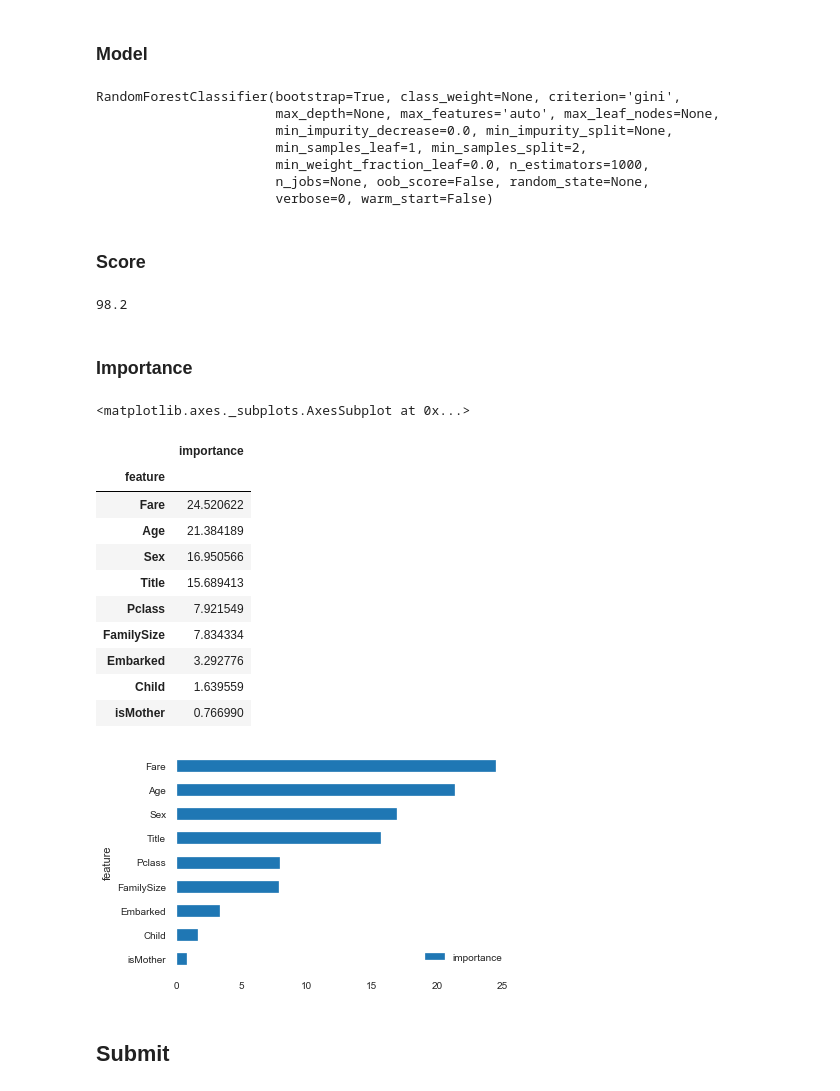
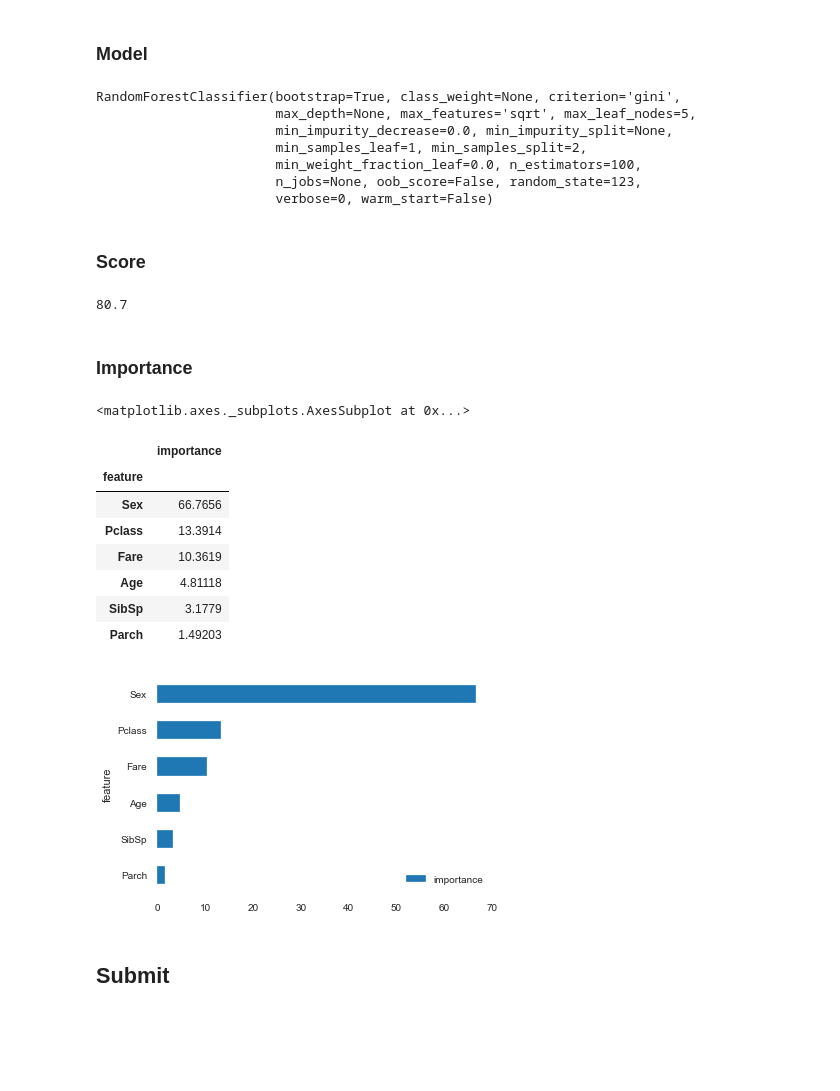
Before and after one commit to mathprovgit/kaggle-titanic, a Jupyter notebook: kaggle_Titanic.ipynb, the cells around one changed output. Drawn from its saved outputs; the diff is of its cells as text; code cells hidden in the pictures; blank space fills up the shorter version.

```diff
--- a/kaggle_Titanic.ipynb
+++ b/kaggle_Titanic.ipynb
@@ -168,3 +167,6 @@ To do:
 ## Name
 # %% [markdown]
 ### extract Title from Name
+# %%
+train_df['Surname'] = train_df.Name.str.split(',').str[0]
+train_df.head()
@@ -401,5 +398,2 @@ LogisticRegression(C=1.0, class_weight=None, dual=False, fit_intercept=True,
-# %%
-#attribution
-train_df.loc[new_train.Age.isna(),'Age']=predictions
 # %%
 #check
@@ -498,7 +458,13 @@ print(Possible_features)
 # %%
 # remove feature
-Possible_features.remove('AgeG')
-Possible_features.remove('FareG')
+#Possible_features.remove('Age')
+#Possible_features.remove('Fare')
+Possible_features.remove('Surname')
+Possible_features.remove('Title')
+Possible_features.remove('Embarked')
+Possible_features.remove('FamilySize')
+Possible_features.remove('isMother')
+Possible_features.remove('Child')
 features=Possible_features
 print(features)
 # %% [output]
@@ -517,16 +483,17 @@ X_test = pd.get_dummies(test_df[features])
 ### Model
 # %%
 #RFC
-model = RandomForestClassifier(n_estimators=1000)
+#random.seed()
+model = RandomForestClassifier(n_estimators=100,random_state = 123,max_features = 'sqrt', max_leaf_nodes = 5)
 model.fit(X_train, Y_train)
 predictions = model.predict(X_test)
 # %% [output]
 RandomForestClassifier(bootstrap=True, class_weight=None, criterion='gini',
-                       max_depth=None, max_features='auto', max_leaf_nodes=None,
+                       max_depth=None, max_features='sqrt', max_leaf_nodes=5,
                        min_impurity_decrease=0.0, min_impurity_split=None,
                        min_samples_leaf=1, min_samples_split=2,
-                       min_weight_fraction_leaf=0.0, n_estimators=1000,
-                       n_jobs=None, oob_score=False, random_state=None,
+                       min_weight_fraction_leaf=0.0, n_estimators=100,
+                       n_jobs=None, oob_score=False, random_state=123,
                        verbose=0, warm_start=False)
 # %% [markdown]
 ### Score
@@ -534,30 +501,27 @@ RandomForestClassifier(bootstrap=True, class_weight=None, criterion='gini',
 #Score
 round(model.score(X_train, Y_train)*100,2)
 # %% [output]
-98.2
+80.7
 # %% [markdown]
 ### Importance
 # %%
 # importance
 variable_importance = pd.DataFrame({'feature': X_train.columns, 'importance': model.feature_importances_*100})
 variable_importance['feature']=variable_importance['feature'].str.split("_", n = 1, expand = True)
 variable_importance=variable_importance.groupby('feature',as_index=True).sum().sort_values(by='importance', ascending=True)
 variable_importance.plot.barh()
-variable_importance.sort_values(by='importance', ascending=False)
+variable_importance.sort_values(by='importance', ascending=False).style.background_gradient(cmap='Greens')
 # %% [output]
 <matplotlib.axes._subplots.AxesSubplot at 0x...>
 |  | importance |
 | feature |  |
-| Fare | 24.520622 |
-| Age | 21.384189 |
-| Sex | 16.950566 |
-| Title | 15.689413 |
-| Pclass | 7.921549 |
-| FamilySize | 7.834334 |
-| Embarked | 3.292776 |
-| Child | 1.639559 |
-| isMother | 0.766990 |
+| Sex | 66.7656 |
+| Pclass | 13.3914 |
+| Fare | 10.3619 |
+| Age | 4.81118 |
+| SibSp | 3.1779 |
+| Parch | 1.49203 |
-[figure, old version]
+[figure, new version]
 # %% [markdown]
 ## Submit
 # %%
```
Also changed, not shown: parts of 31 cells of this notebook, 1 other file.
